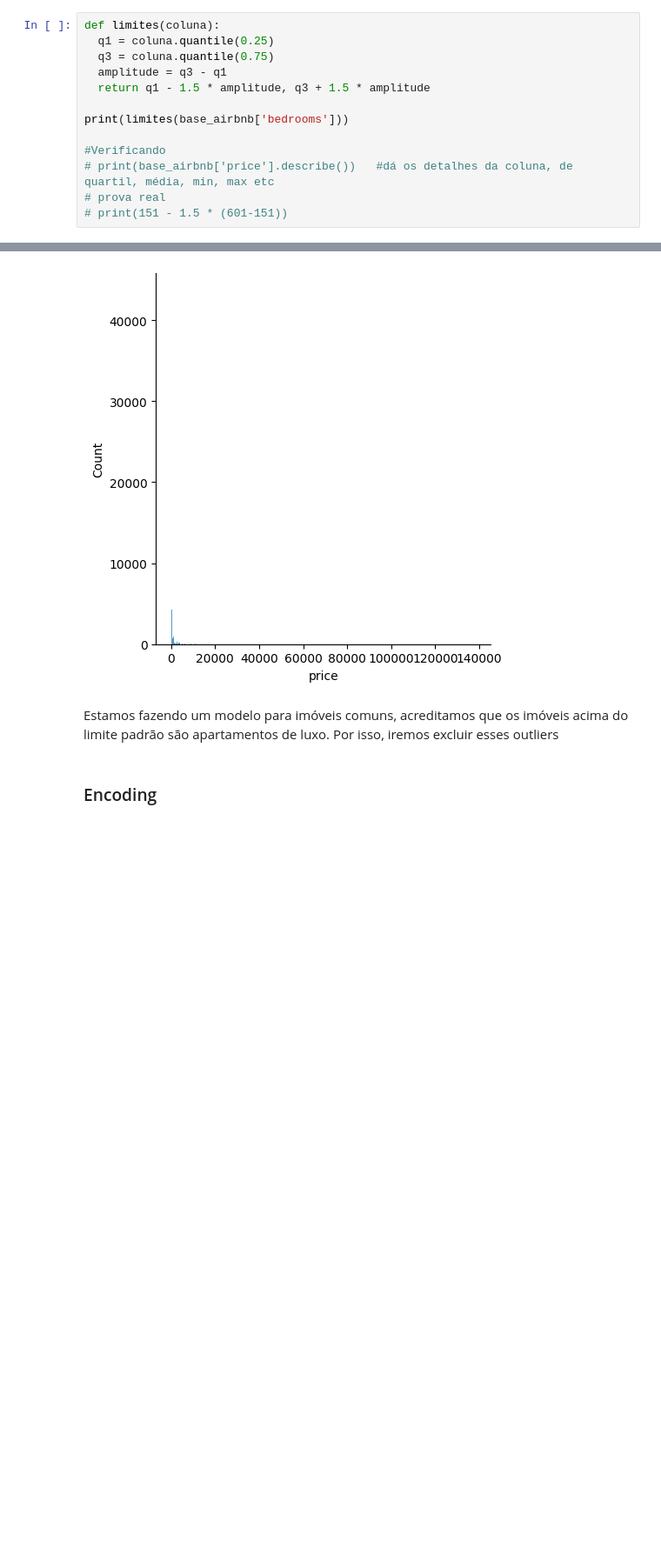
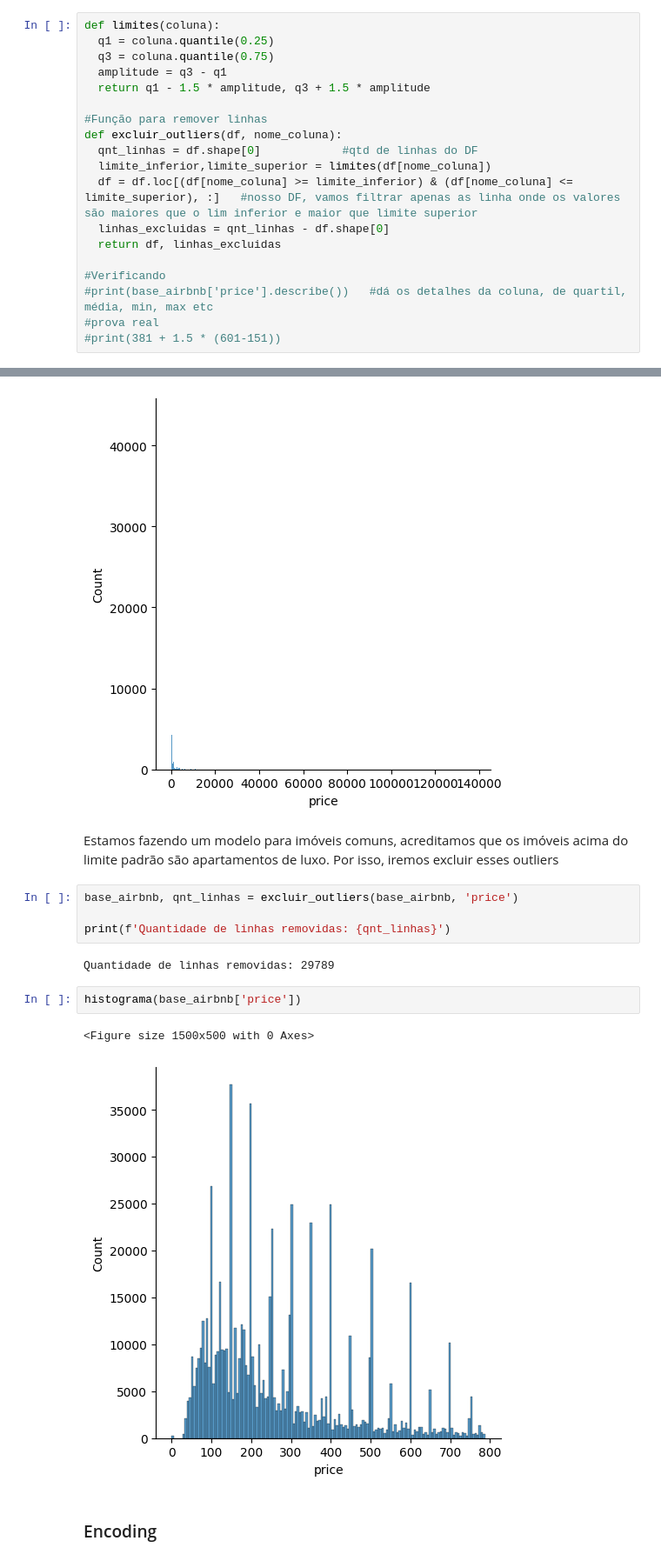
Before and after one commit to gabriellemosc/Rental-Price-Prediction, a Jupyter notebook: solucao.ipynb, the cells around one changed output, grey strips where cells are left out. Shown: that part at 87% size. Saved outputs shown, nothing was run; the diff lists cells and outputs as text; blank space fills up the shorter version.

Commit message:
Função para excluir outliers

```diff
--- a/solucao.ipynb
+++ b/solucao.ipynb
@@ -247,9 +247,15 @@ def limites(coluna):
   amplitude = q3 - q1
   return q1 - 1.5 * amplitude, q3 + 1.5 * amplitude
 
-print(limites(base_airbnb['bedrooms']))
+#Função para remover linhas
+def excluir_outliers(df, nome_coluna):
+  qnt_linhas = df.shape[0]            #qtd de linhas do DF
+  limite_inferior,limite_superior = limites(df[nome_coluna])
+  df = df.loc[(df[nome_coluna] >= limite_inferior) & (df[nome_coluna] <= limite_superior), :]   #nosso DF, vamos filtrar apenas as linha onde os valores são maiores que o lim inferior e maior que limite superior
+  linhas_excluidas = qnt_linhas - df.shape[0]
+  return df, linhas_excluidas
 
 #Verificando
-# print(base_airbnb['price'].describe())   #dá os detalhes da coluna, de quartil, média, min, max etc
-# prova real
-# print(151 - 1.5 * (601-151))
+#print(base_airbnb['price'].describe())   #dá os detalhes da coluna, de quartil, média, min, max etc
+#prova real
+#print(381 + 1.5 * (601-151))
@@ -277,6 +294,17 @@ histograma(base_airbnb['price'])
 [figure]
 # %% [markdown]
 Estamos fazendo um modelo para imóveis comuns, acreditamos que os imóveis acima do limite padrão são apartamentos de luxo. Por isso, iremos excluir esses outliers
+# %%
+base_airbnb, qnt_linhas = excluir_outliers(base_airbnb, 'price')
+
+print(f'Quantidade de linhas removidas: {qnt_linhas}')
+# %% [output]
+Quantidade de linhas removidas: 29789
+# %%
+histograma(base_airbnb['price'])
+# %% [output]
+<Figure size 1500x500 with 0 Axes>
+[figure, added]
 # %% [markdown]
 ### Encoding
 # %% [markdown]
```
Also changed, not shown: parts of 1 cell of this notebook.
